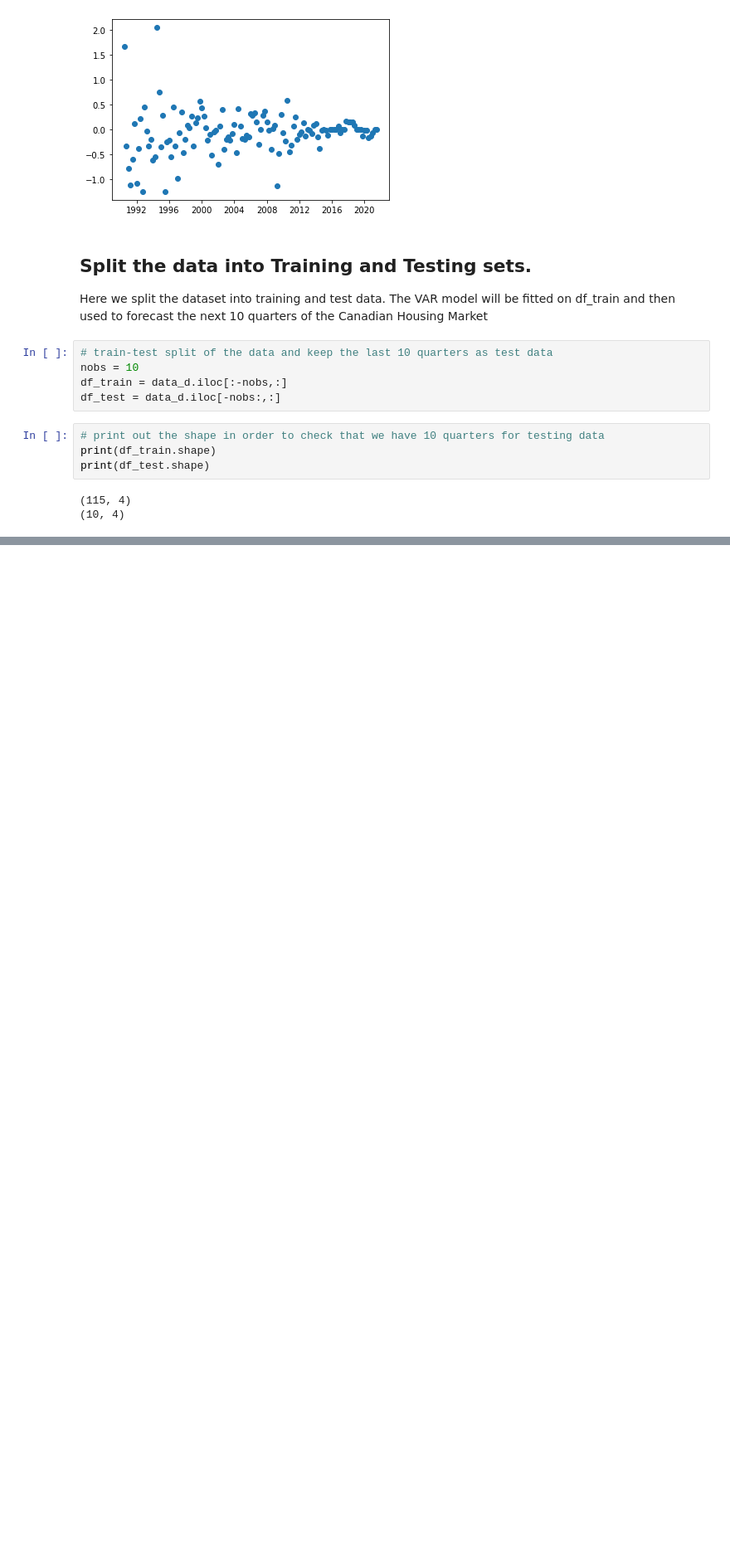
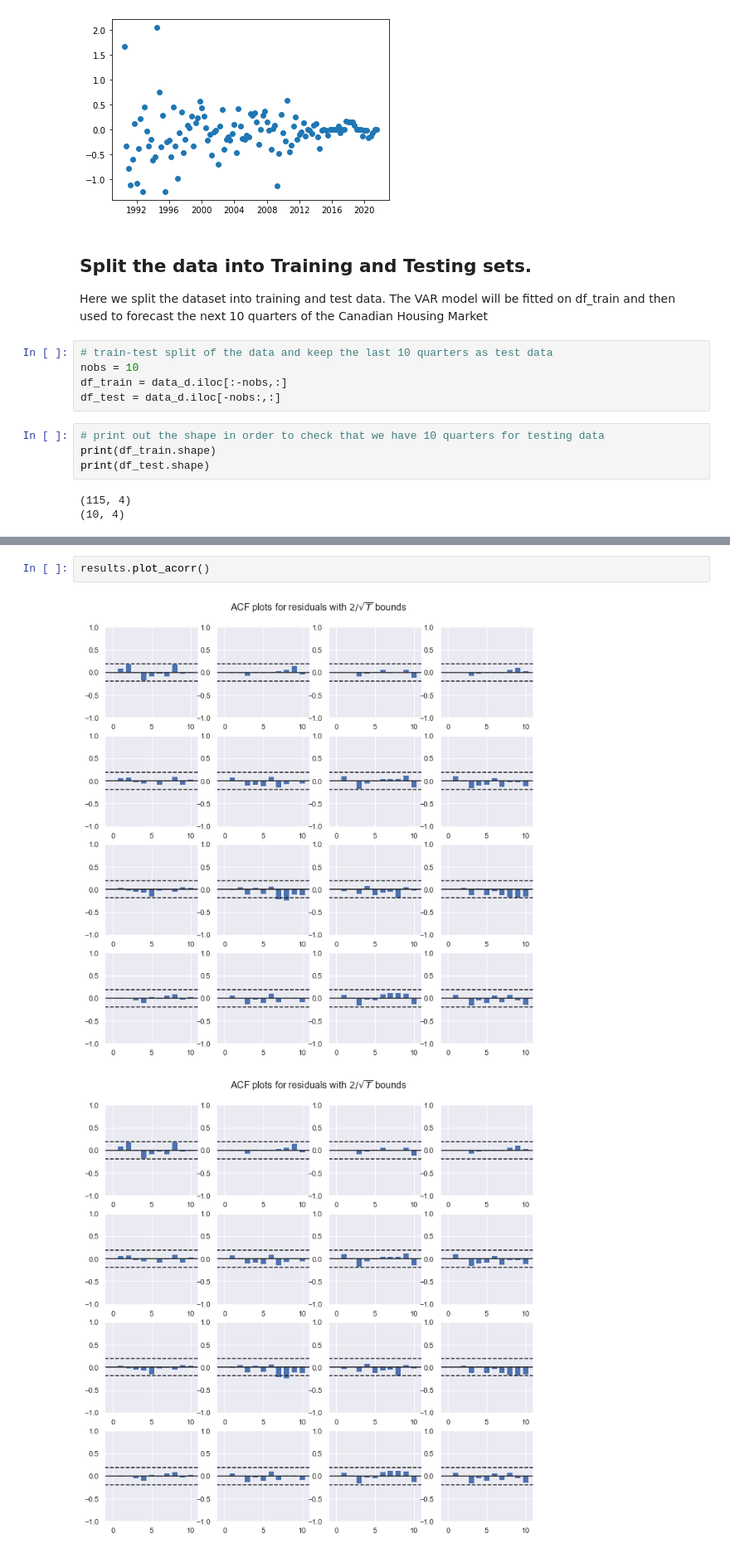
Before and after one commit to benjaminweymouth/Housing-Market-Forecasting-Time-Series-Analysis, a Jupyter notebook: Python Code/Qualitative_Multivariate Time Series.ipynb, the cells around one changed output, grey strips where cells are left out. Shown at 83% size. Saved outputs shown, nothing was run; the diff lists cells and outputs as text; blank space fills up the shorter version.

```diff
--- a/Python Code/Qualitative_Multivariate Time Series.ipynb
+++ b/Python Code/Qualitative_Multivariate Time Series.ipynb
@@ -731,0 +732,5 @@ results.plot()
+# %%
+results.plot_acorr()
+# %% [output]
+[figure, added]
+[figure, added]
```
Also changed, not shown: parts of 17 cells of this notebook.
